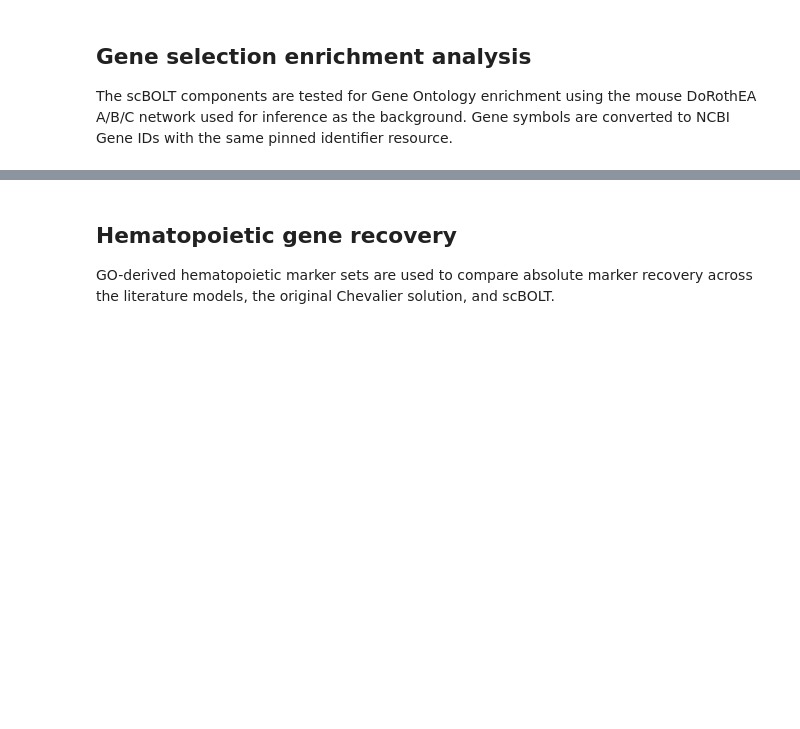
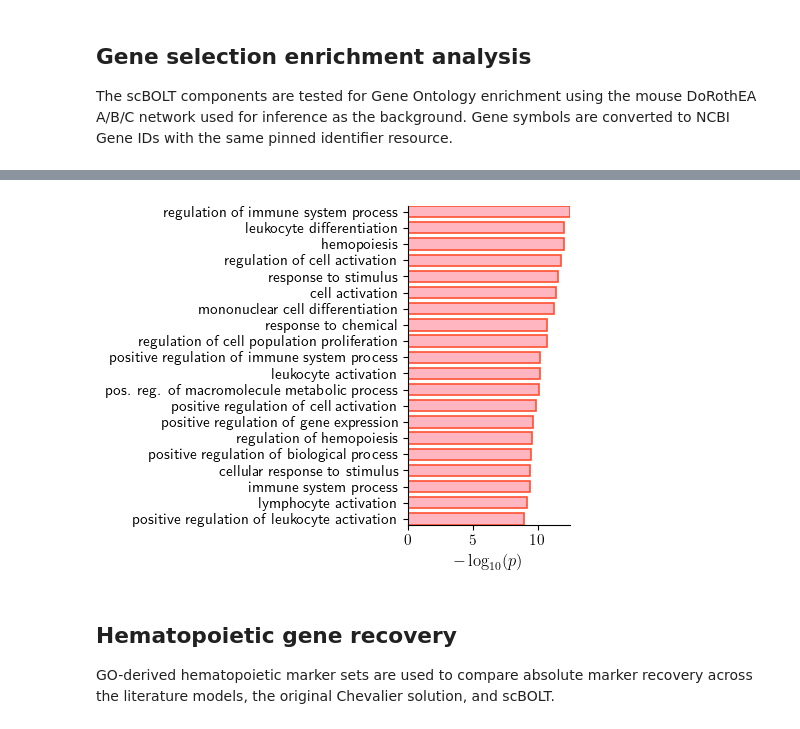
Before and after one commit to bnediction/scbolt-case-studies, a Jupyter notebook: hematopoiesis/notebooks/bn.ipynb, the cells around one changed output, grey strips where cells are left out. Drawn from its saved outputs; the diff is of its cells as text; code cells hidden in the pictures; blank space fills up the shorter version.

```diff
--- a/hematopoiesis/notebooks/bn.ipynb
+++ b/hematopoiesis/notebooks/bn.ipynb
@@ -433,21 +488,37 @@ display(bp_results.head(30))
 # %%
-fig, ax = plt.subplots(nrows=1, ncols=1)
-plt.barh(
-    bp_results.index,
-    bp_results.values,
-    facecolor=bt.omics.pl.get_color("pink"),
+top_bp_results = bp_results.head(20).copy()
+top_bp_results.index = (
+    top_bp_results.index
+    .str.replace(r"^GO:\d+\s+", "", regex=True)
+    .str.replace(
+        "positive regulation of macromolecule metabolic process",
+        "pos. reg. of macromolecule metabolic process",
+        regex=False,
+    )
+)
+
+fig, ax = plt.subplots(figsize=(5, 4))
+ax.barh(
+    top_bp_results.index,
+    top_bp_results.values,
+    color=bt.omics.pl.get_color("pink"),
     edgecolor=bt.omics.pl.get_color("red"),
-    linewidth=1.5,
+    linewidth=1.2,
+    height=0.7,
 )
-ax.yaxis.set_label_position("right")
-ax.yaxis.tick_right()
-ax.set_xlabel(r"$-\log_{10}(p)$")
-plt.gca().invert_yaxis()
-plt.tight_layout()
-fig.set_size_inches(12, 5)
-fig.subplots_adjust(right=0.55)
-ax.yaxis.set_ticks_position("none")
+ax.invert_yaxis()
+ax.set_xlabel(r"$-\log_{10}(p)$", fontsize=12)
+ax.set_ylabel(None)
+ax.tick_params(axis="both", labelsize=11)
+ax.spines["top"].set_visible(False)
+ax.spines["right"].set_visible(False)
+
+fig.tight_layout()
+fig.savefig(FIGURE_DIR / "bn_goea_bp_top20.pdf", bbox_inches="tight")
 plt.show()
+plt.close()
+# %% [output]
+[figure, added]
 # %% [markdown]
 ## Hematopoietic gene recovery <a class="anchor" id="recovery"></a>
 
```
Also changed, not shown: parts of 18 cells of this notebook, 5 other files.
